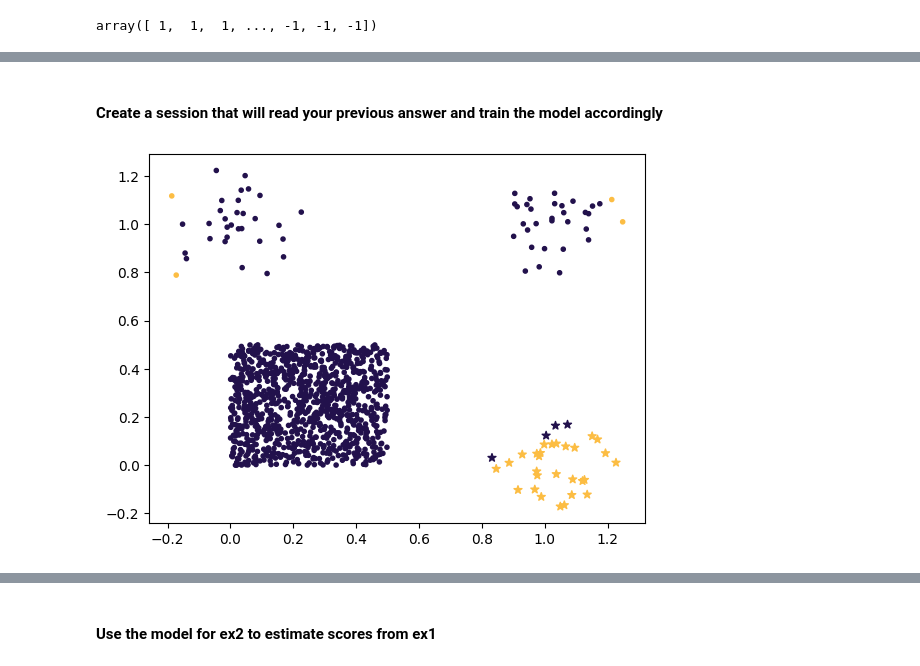
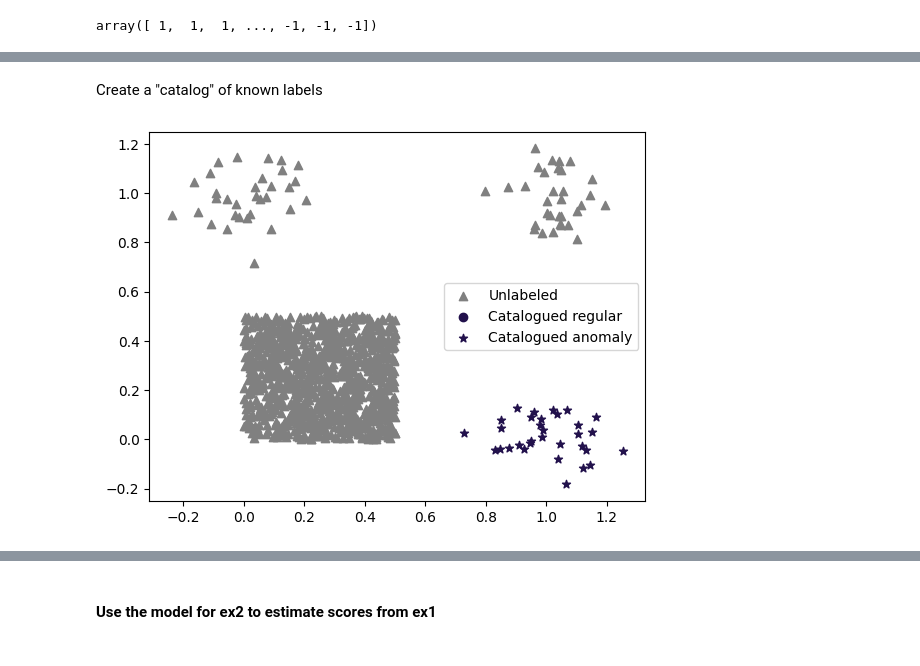
Before and after one commit to snad-space/coniferest, a Jupyter notebook: docs/notebooks/AISSAI_2024_tutorial.ipynb, the cells around one changed output, grey strips where cells are left out. Saved outputs shown, nothing was run; the diff lists cells and outputs as text; code cells hidden in the pictures.

```diff
--- a/docs/notebooks/AISSAI_2024_tutorial.ipynb
+++ b/docs/notebooks/AISSAI_2024_tutorial.ipynb
@@ -234,26 +225,2 @@ plt.show()
-# %% [markdown]
-#### Create a session that will read your previous answer and train the model accordingly
-# %%
-model_ex2 = PineForest(random_seed=None)
-
-session_ex2 = Session(
-    data_ex2,
-    metadata=labels_ex2,
-    model=model_ex2,
-    # metadata consists of true labels, so we can use it as a decision
-    decision_callback=lambda metadata, data, session: metadata,
-    on_decision_callbacks=TerminateAfter(32),
-)
-session_ex2.run()
-
-color = np.full_like(labels_ex2, '#22114C', dtype=object)
-color[list(session_ex2.known_labels)] = '#FCBD43'
-
-plt.cla()
-plt.scatter(*data_ex2[index].T, marker='.', color=color[index],
-            label='regular')
-plt.scatter(*data_ex2[~index].T, marker='*', color=color[~index],
-            label='anomaly')
-plt.show()
-# %% [output]
-[figure, removed]
+# %% [markdown]
+Create a "catalog" of known labels
@@ -259,0 +248,13 @@ plt.show()
+# %%
+# Plot the data
+unlabeled = ~np.isin(np.arange(data_ex2.shape[0]), known_idx)
+plt.scatter(*data_ex2[unlabeled].T, marker='^', color='grey', alpha=0.5,
+            label='Unlabeled')
+plt.scatter(*data_ex2[known_regulars].T, marker='o', color='#22114C',
+            label='Catalogued regular')
+plt.scatter(*data_ex2[known_anomalies].T, marker='*', color='#22114C',
+            label='Catalogued anomaly')
+plt.legend()
+plt.show()
+# %% [output]
+[figure, added]
```
Also changed, not shown: parts of 14 cells of this notebook.
